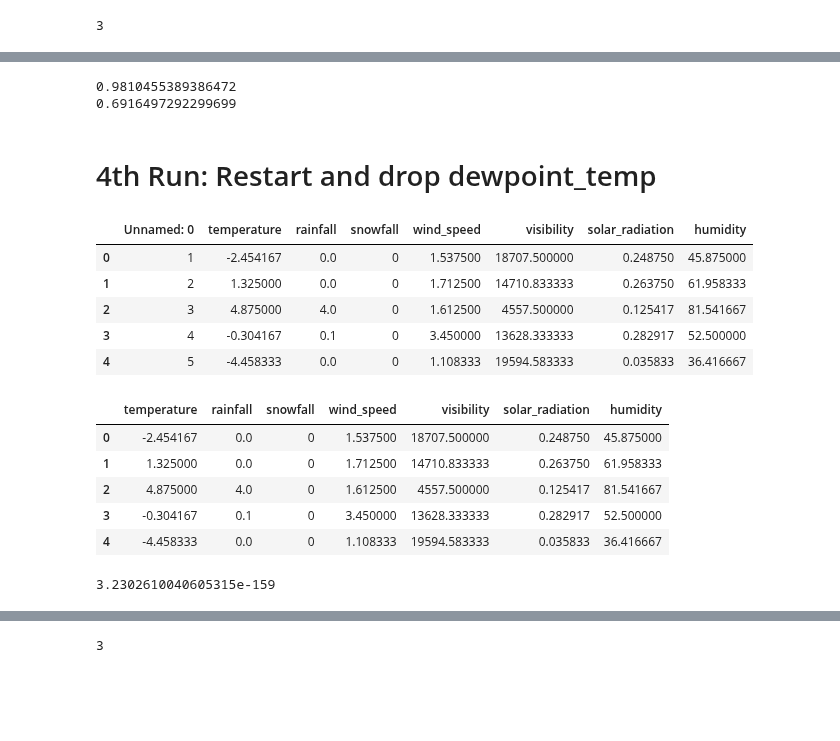
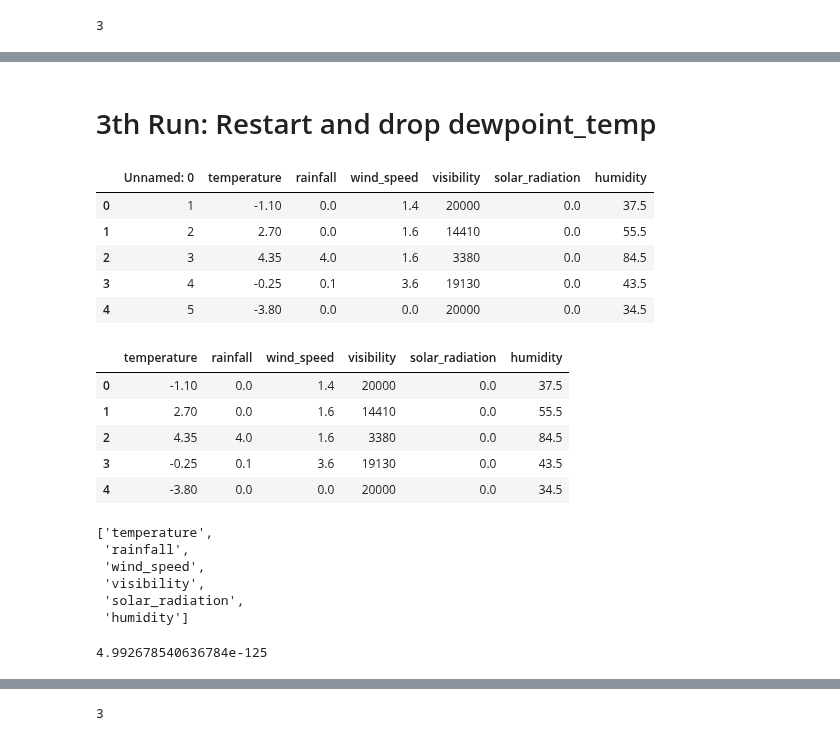
Before and after one commit to Jiian/seoulbike, a Jupyter notebook: PCA/pca bike.ipynb, the cells around one changed output, grey strips where cells are left out. Drawn from its saved outputs; the diff is of its cells as text; code cells hidden in the pictures; blank space fills up the shorter version.

```diff
--- a/PCA/pca bike.ipynb
+++ b/PCA/pca bike.ipynb
@@ -344,39 +327,42 @@ pca_label3
-# %%
-print(CronbachAlpha(scaled_features[['temperature','dewpoint_temp']])) #Reliability of PC1
-print(CronbachAlpha(scaled_features[['rainfall','humidity']])) #Reliability of PC2
-# %% [output]
-0.9810455389386472
-0.6916497292299699
 # %% [markdown]
 
-# 4th Run: Restart and drop dewpoint_temp
+# 3th Run: Restart and drop dewpoint_temp
 # %%
 bike5 = bike.copy()
-bike5.drop(columns = ['date','holiday','rent_count','season_no','season','dewpoint_temp'
+bike5.drop(columns = ['date','holiday','rent_count','season_no','season','dewpoint_temp','snowfall'
                           ],inplace=True)
 bike5.head()
 # %% [output]
-|  | Unnamed: 0 | temperature | rainfall | snowfall | wind_speed | visibility | solar_radiation | humidity |
-| 0 | 1 | -2.454167 | 0.0 | 0 | 1.537500 | 18707.500000 | 0.248750 | 45.875000 |
-| 1 | 2 | 1.325000 | 0.0 | 0 | 1.712500 | 14710.833333 | 0.263750 | 61.958333 |
-| 2 | 3 | 4.875000 | 4.0 | 0 | 1.612500 | 4557.500000 | 0.125417 | 81.541667 |
-| 3 | 4 | -0.304167 | 0.1 | 0 | 3.450000 | 13628.333333 | 0.282917 | 52.500000 |
-| 4 | 5 | -4.458333 | 0.0 | 0 | 1.108333 | 19594.583333 | 0.035833 | 36.416667 |
+|  | Unnamed: 0 | temperature | rainfall | wind_speed | visibility | solar_radiation | humidity |
+| 0 | 1 | -1.10 | 0.0 | 1.4 | 20000 | 0.0 | 37.5 |
+| 1 | 2 | 2.70 | 0.0 | 1.6 | 14410 | 0.0 | 55.5 |
+| 2 | 3 | 4.35 | 4.0 | 1.6 | 3380 | 0.0 | 84.5 |
+| 3 | 4 | -0.25 | 0.1 | 3.6 | 19130 | 0.0 | 43.5 |
+| 4 | 5 | -3.80 | 0.0 | 0.0 | 20000 | 0.0 | 34.5 |
 # %%
 bike_wo_dp = bike5.iloc[: , 1:]
 bike_wo_dp.head()
 # %% [output]
-|  | temperature | rainfall | snowfall | wind_speed | visibility | solar_radiation | humidity |
-| 0 | -2.454167 | 0.0 | 0 | 1.537500 | 18707.500000 | 0.248750 | 45.875000 |
-| 1 | 1.325000 | 0.0 | 0 | 1.712500 | 14710.833333 | 0.263750 | 61.958333 |
-| 2 | 4.875000 | 4.0 | 0 | 1.612500 | 4557.500000 | 0.125417 | 81.541667 |
-| 3 | -0.304167 | 0.1 | 0 | 3.450000 | 13628.333333 | 0.282917 | 52.500000 |
-| 4 | -4.458333 | 0.0 | 0 | 1.108333 | 19594.583333 | 0.035833 | 36.416667 |
+|  | temperature | rainfall | wind_speed | visibility | solar_radiation | humidity |
+| 0 | -1.10 | 0.0 | 1.4 | 20000 | 0.0 | 37.5 |
+| 1 | 2.70 | 0.0 | 1.6 | 14410 | 0.0 | 55.5 |
+| 2 | 4.35 | 4.0 | 1.6 | 3380 | 0.0 | 84.5 |
+| 3 | -0.25 | 0.1 | 3.6 | 19130 | 0.0 | 43.5 |
+| 4 | -3.80 | 0.0 | 0.0 | 20000 | 0.0 | 34.5 |
+# %%
+list(bike_wo_dp.columns)
+# %% [output]
+['temperature',
+ 'rainfall',
+ 'wind_speed',
+ 'visibility',
+ 'solar_radiation',
+ 'humidity']
 # %%
 _ , p_value = calculate_bartlett_sphericity(bike_wo_dp)
 p_value
 # %% [output]
-3.2302610040605315e-159
+4.992678540636784e-125
 # %%
 _, kmo_score = calculate_kmo(bike_wo_dp)
 kmo_score
```
Also changed, not shown: parts of 31 cells of this notebook, 5 other files.
